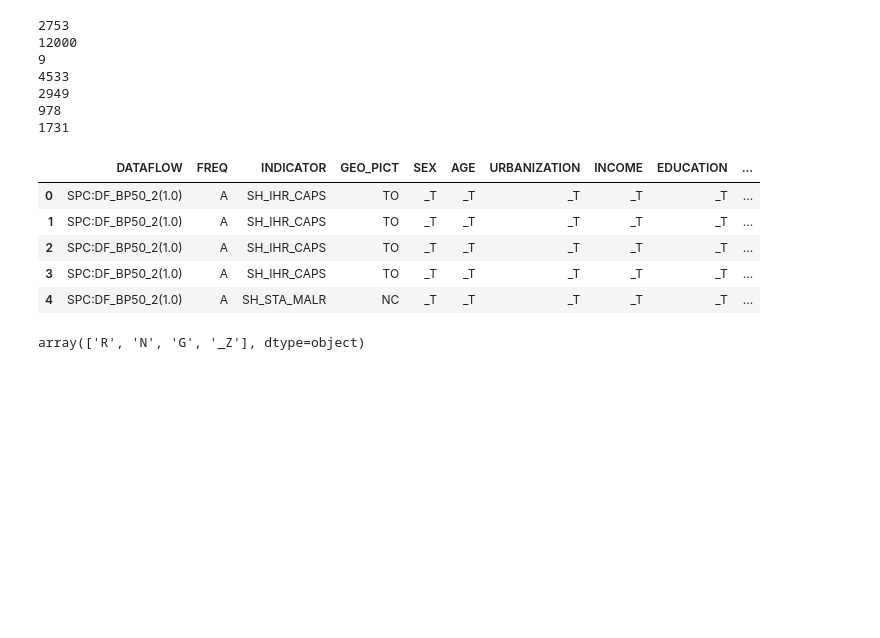
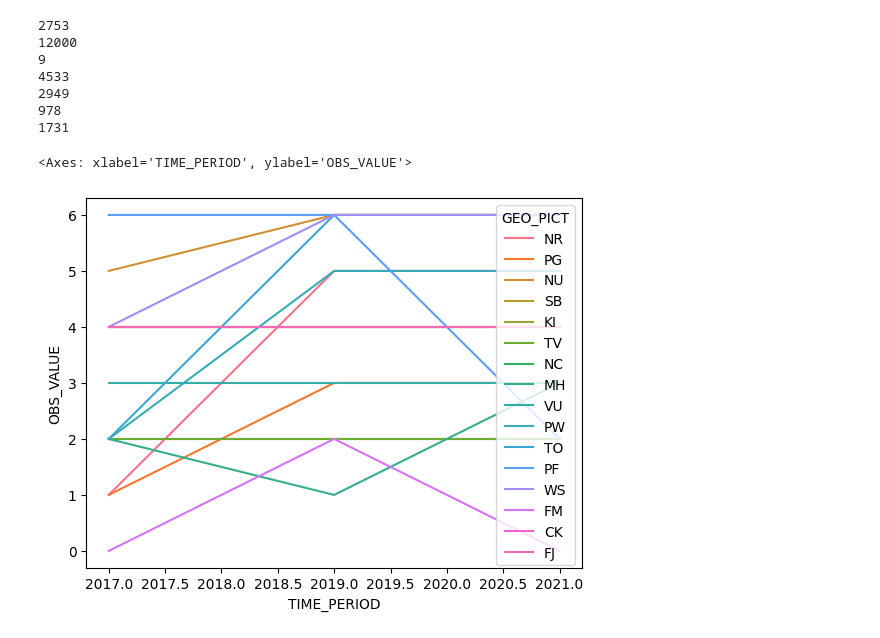
Before and after one commit to lacanlale/pacific-dataviz-2025, a Jupyter notebook: notebooks/Exploration.ipynb, the cells around one changed output. Cells and saved outputs as stored; diff of their text form; code cells hidden in the pictures; blank space fills up the shorter version.

```diff
--- a/notebooks/Exploration.ipynb
+++ b/notebooks/Exploration.ipynb
@@ -108,16 +110,26 @@ for df in dfs:
 2949
 978
 1731
-# %%
-ppl_df.head(5)
-# %% [output]
-|  | DATAFLOW | FREQ | INDICATOR | GEO_PICT | SEX | AGE | URBANIZATION | INCOME | EDUCATION | ... |
-| 0 | SPC:DF_BP50_2(1.0) | A | SH_IHR_CAPS | TO | _T | _T | _T | _T | _T | ... |
-| 1 | SPC:DF_BP50_2(1.0) | A | SH_IHR_CAPS | TO | _T | _T | _T | _T | _T | ... |
-| 2 | SPC:DF_BP50_2(1.0) | A | SH_IHR_CAPS | TO | _T | _T | _T | _T | _T | ... |
-| 3 | SPC:DF_BP50_2(1.0) | A | SH_IHR_CAPS | TO | _T | _T | _T | _T | _T | ... |
-| 4 | SPC:DF_BP50_2(1.0) | A | SH_STA_MALR | NC | _T | _T | _T | _T | _T | ... |
-# %%
-all_df["REPORTING_TYPE"].unique()
-# %% [output]
-array(['R', 'N', 'G', '_Z'], dtype=object)
+# %%
+sub = ppl_df[ppl_df["INDICATOR"] == "BPI_MANAF5"][
+    [
+        "INDICATOR",
+        "COMPOSITE_BREAKDOWN",
+        "GEO_PICT",
+        "UNIT_MEASURE",
+        "REPORTING_TYPE",
+        "NATURE",
+        "TIME_PERIOD",
+        "OBS_VALUE",
+        "UNIT_MEASURE"
+    ]
+]
+sns.lineplot(
+    data=sub,
+    x="TIME_PERIOD",
+    y="OBS_VALUE",
+    hue="GEO_PICT"
+)
+# %% [output]
+<Axes: xlabel='TIME_PERIOD', ylabel='OBS_VALUE'>
+[figure, added]
```
Also changed, not shown: parts of 4 cells of this notebook.
